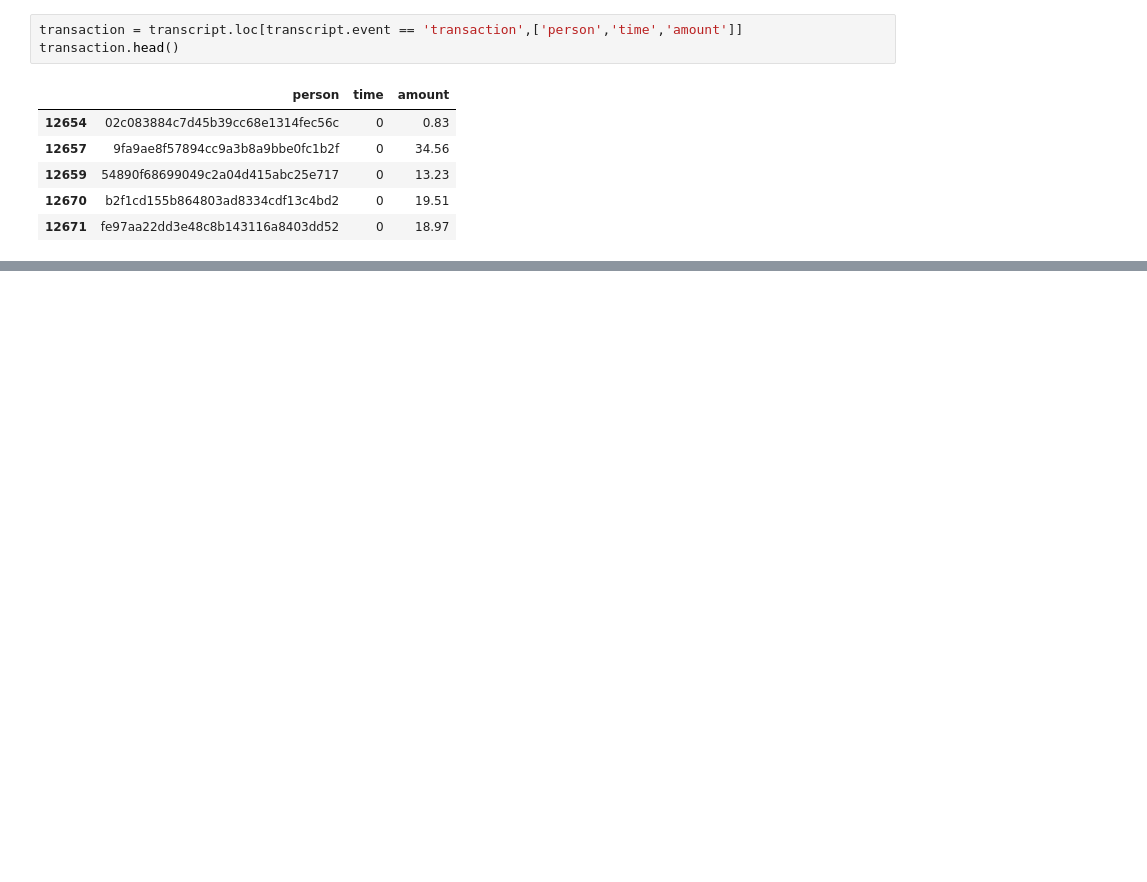
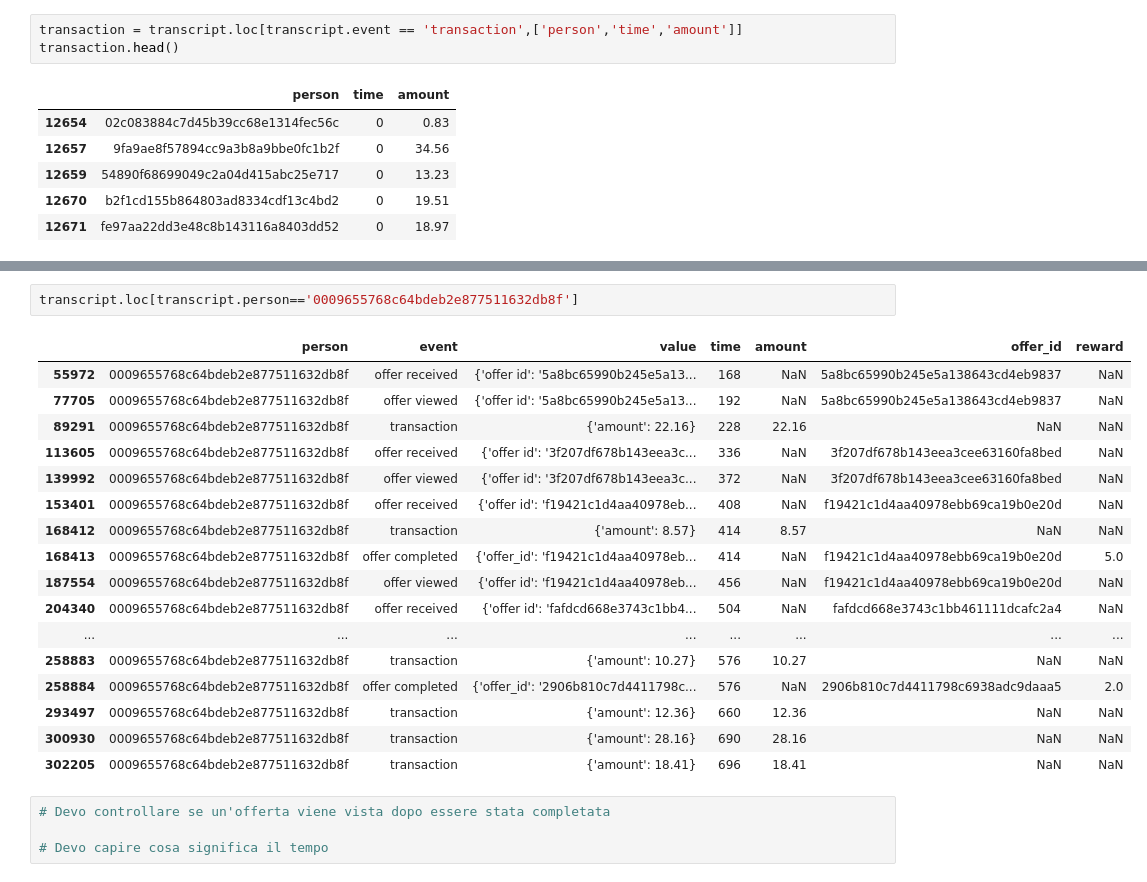
Before and after one commit to Sawy89/dsnd_starbucks_capstone, a Jupyter notebook: Starbucks_Capstone_notebook.ipynb, the cells around one changed output, grey strips where cells are left out. Drawn from its saved outputs; the diff is of its cells as text; blank space fills up the shorter version.

```diff
--- a/Starbucks_Capstone_notebook.ipynb
+++ b/Starbucks_Capstone_notebook.ipynb
@@ -257,0 +381,24 @@ transaction.head()
+# %%
+transcript.loc[transcript.person=='0009655768c64bdeb2e877511632db8f']
+# %% [output]
+|  | person | event | value | time | amount | offer_id | reward |
+| 55972 | 0009655768c64bdeb2e877511632db8f | offer received | {'offer id': '5a8bc65990b245e5a13... | 168 | NaN | 5a8bc65990b245e5a138643cd4eb9837 | NaN |
+| 77705 | 0009655768c64bdeb2e877511632db8f | offer viewed | {'offer id': '5a8bc65990b245e5a13... | 192 | NaN | 5a8bc65990b245e5a138643cd4eb9837 | NaN |
+| 89291 | 0009655768c64bdeb2e877511632db8f | transaction | {'amount': 22.16} | 228 | 22.16 | NaN | NaN |
+| 113605 | 0009655768c64bdeb2e877511632db8f | offer received | {'offer id': '3f207df678b143eea3c... | 336 | NaN | 3f207df678b143eea3cee63160fa8bed | NaN |
+| 139992 | 0009655768c64bdeb2e877511632db8f | offer viewed | {'offer id': '3f207df678b143eea3c... | 372 | NaN | 3f207df678b143eea3cee63160fa8bed | NaN |
+| 153401 | 0009655768c64bdeb2e877511632db8f | offer received | {'offer id': 'f19421c1d4aa40978eb... | 408 | NaN | f19421c1d4aa40978ebb69ca19b0e20d | NaN |
+| 168412 | 0009655768c64bdeb2e877511632db8f | transaction | {'amount': 8.57} | 414 | 8.57 | NaN | NaN |
+| 168413 | 0009655768c64bdeb2e877511632db8f | offer completed | {'offer_id': 'f19421c1d4aa40978eb... | 414 | NaN | f19421c1d4aa40978ebb69ca19b0e20d | 5.0 |
+| 187554 | 0009655768c64bdeb2e877511632db8f | offer viewed | {'offer id': 'f19421c1d4aa40978eb... | 456 | NaN | f19421c1d4aa40978ebb69ca19b0e20d | NaN |
+| 204340 | 0009655768c64bdeb2e877511632db8f | offer received | {'offer id': 'fafdcd668e3743c1bb4... | 504 | NaN | fafdcd668e3743c1bb461111dcafc2a4 | NaN |
+| ... | ... | ... | ... | ... | ... | ... | ... |
+| 258883 | 0009655768c64bdeb2e877511632db8f | transaction | {'amount': 10.27} | 576 | 10.27 | NaN | NaN |
+| 258884 | 0009655768c64bdeb2e877511632db8f | offer completed | {'offer_id': '2906b810c7d4411798c... | 576 | NaN | 2906b810c7d4411798c6938adc9daaa5 | 2.0 |
+| 293497 | 0009655768c64bdeb2e877511632db8f | transaction | {'amount': 12.36} | 660 | 12.36 | NaN | NaN |
+| 300930 | 0009655768c64bdeb2e877511632db8f | transaction | {'amount': 28.16} | 690 | 28.16 | NaN | NaN |
+| 302205 | 0009655768c64bdeb2e877511632db8f | transaction | {'amount': 18.41} | 696 | 18.41 | NaN | NaN |
+# %%
+# Devo controllare se un'offerta viene vista dopo essere stata completata
+
+# Devo capire cosa significa il tempo
```
Also changed, not shown: parts of 15 cells of this notebook.
